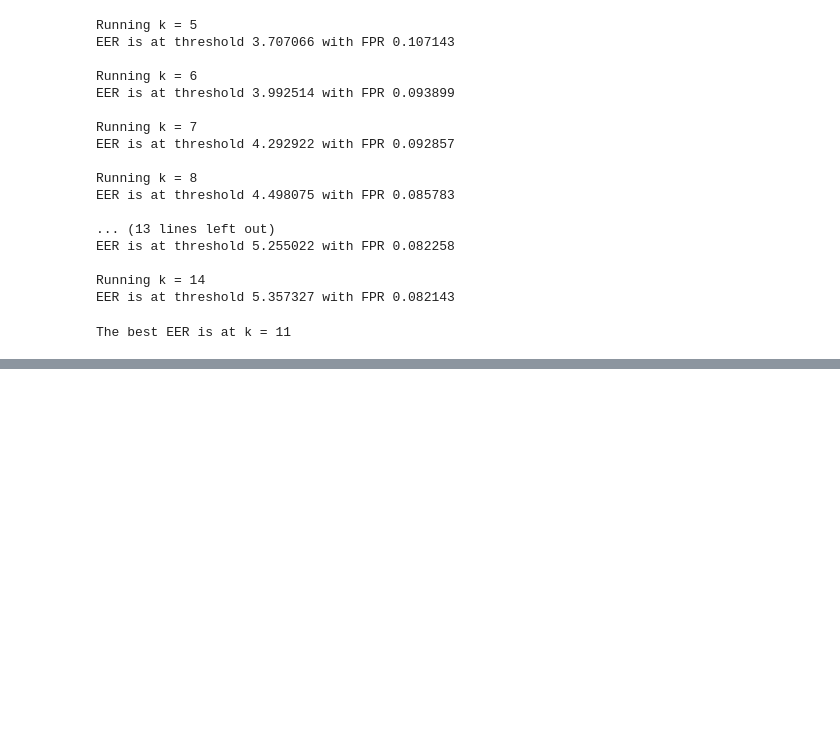
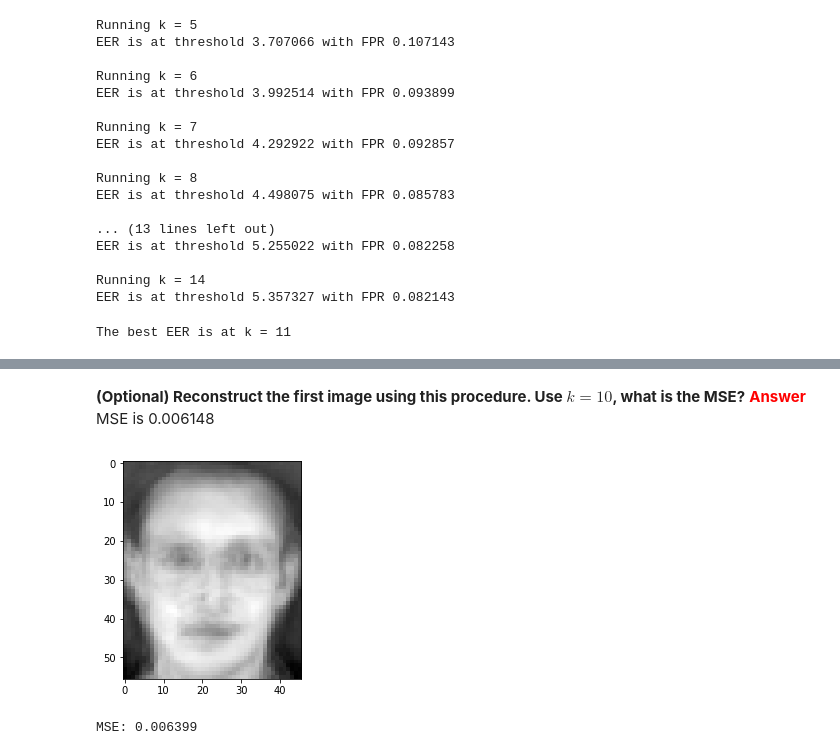
Before and after one commit to pirsquareff/fisherface, a Jupyter notebook: notebook/Face Verification.ipynb, the cells around one changed output, grey strips where cells are left out. Cells and saved outputs as stored; diff of their text form; code cells hidden in the pictures; blank space fills up the shorter version.

Commit message:
Reconstruct images

```diff
--- a/notebook/Face Verification.ipynb
+++ b/notebook/Face Verification.ipynb
@@ -575,0 +590,11 @@ The best EER is at k = 11
+# %% [markdown]
+**(Optional) Reconstruct the first image using this procedure. Use $k = 10$, what is the MSE?**
+<font color=red>**Answer**</font><br>
+MSE is 0.006148
+# %%
+x_1_prime = mu_X + np.dot(V_normalized[:, 0:9], P_X[0:9, 0])
+# %%
+plt.imshow(np.reshape(x_1_prime, (image_resolution[0], image_resolution[1])), cmap = "gray")
+plt.show()
+# %% [output]
+[figure, added]
@@ -575,0 +604,6 @@ The best EER is at k = 11
+# %%
+x_1 = np.reshape(T[0], np.prod(T[0].shape))
+mse_x_1_k_10 = mse(x_1, x_1_prime)
+print("MSE: {0:f}".format(mse_x_1_k_10))
+# %% [output]
+MSE: 0.006399
```
Also changed, not shown: parts of 13 cells of this notebook.
